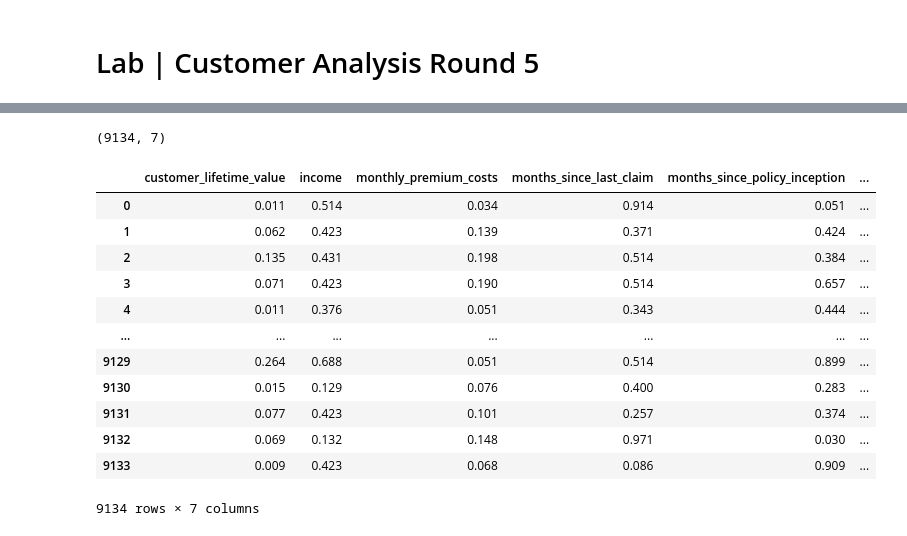
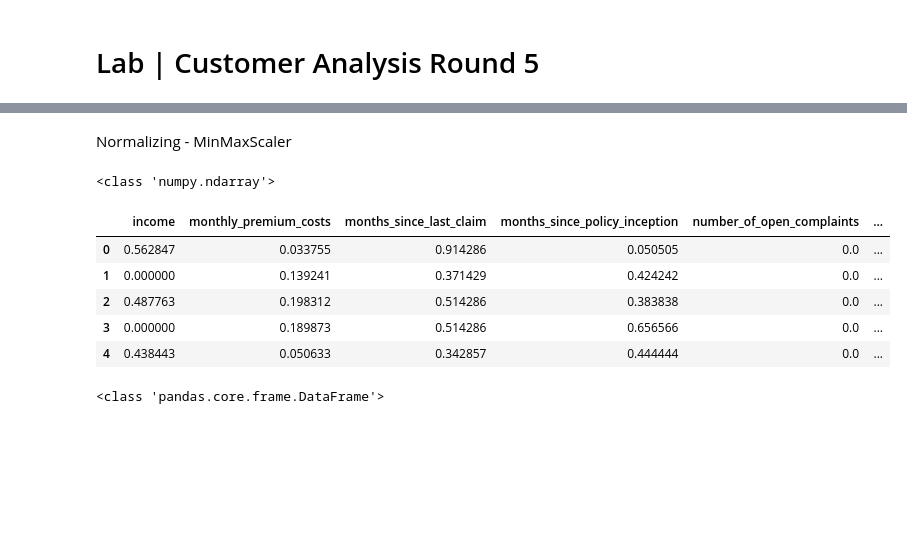
Before and after one commit to domenicsawatzki/IH_lab_03_customerAnalysisRound1-7, a Jupyter notebook: lab-customer-analysis.ipynb, the cells around one changed output, grey strips where cells are left out. Drawn from its saved outputs; the diff is of its cells as text; code cells hidden in the pictures; blank space fills up the shorter version.

Commit message:
Updated lab round 6

```diff
--- a/lab-customer-analysis.ipynb
+++ b/lab-customer-analysis.ipynb
@@ -46,6 +48,6 @@ display(df)
 | 9133 | Y167826 | California | 2611.836866 | No | Extended | College | 2/14/11 | ... |
 9134 rows × 24 columns
 # %%
-df["Income"] = df["Income"].replace(0, df[df["Income"] != 0]["Income"].median())
+# df["Income"] = df["Income"].replace(0, df[df["Income"] != 0]["Income"].median())
 
-display(df)
+# display(df)
@@ -171,0 +159,6 @@ y = numerical_data['total_claim_amount']
+# %%
+y = df['customer_lifetime_value']
+X = df.drop(['customer_lifetime_value'], axis=1)
+
+X_num = X.select_dtypes(include = np.number)
+X_cat = X.select_dtypes(include = object)
@@ -172,25 +190,21 @@ y = numerical_data['total_claim_amount']
+# %% [markdown]
+Normalizing - MinMaxScaler
 # %%
 from sklearn.preprocessing import MinMaxScaler # do not use the function Normalise() - it does something entirely different
 from sklearn.preprocessing import StandardScaler
 
-transformer = MinMaxScaler().fit(X)
-x_normalized = transformer.transform(X)
-print(x_normalized.shape)
-x_normalized = x_normalized.round(3)
-X_normalized = pd.DataFrame(x_normalized, columns=X.columns)
-X_normalized
+MinMaxtransformer = MinMaxScaler().fit(X_num)
+X_normalized = MinMaxtransformer.transform(X_num)
+print(type(X_normalized))
+X_normalized = pd.DataFrame(X_normalized,columns=X_num.columns)
+display(X_normalized.head())
+print(type(X_normalized))
 # %% [output]
-(9134, 7)
+<class 'numpy.ndarray'>
-|  | customer_lifetime_value | income | monthly_premium_costs | months_since_last_claim | months_since_policy_inception | ... |
-| 0 | 0.011 | 0.514 | 0.034 | 0.914 | 0.051 | ... |
-| 1 | 0.062 | 0.423 | 0.139 | 0.371 | 0.424 | ... |
-| 2 | 0.135 | 0.431 | 0.198 | 0.514 | 0.384 | ... |
-| 3 | 0.071 | 0.423 | 0.190 | 0.514 | 0.657 | ... |
-| 4 | 0.011 | 0.376 | 0.051 | 0.343 | 0.444 | ... |
-| ... | ... | ... | ... | ... | ... | ... |
-| 9129 | 0.264 | 0.688 | 0.051 | 0.514 | 0.899 | ... |
-| 9130 | 0.015 | 0.129 | 0.076 | 0.400 | 0.283 | ... |
-| 9131 | 0.077 | 0.423 | 0.101 | 0.257 | 0.374 | ... |
-| 9132 | 0.069 | 0.132 | 0.148 | 0.971 | 0.030 | ... |
-| 9133 | 0.009 | 0.423 | 0.068 | 0.086 | 0.909 | ... |
+|  | income | monthly_premium_costs | months_since_last_claim | months_since_policy_inception | number_of_open_complaints | ... |
+| 0 | 0.562847 | 0.033755 | 0.914286 | 0.050505 | 0.0 | ... |
+| 1 | 0.000000 | 0.139241 | 0.371429 | 0.424242 | 0.0 | ... |
+| 2 | 0.487763 | 0.198312 | 0.514286 | 0.383838 | 0.0 | ... |
+| 3 | 0.000000 | 0.189873 | 0.514286 | 0.656566 | 0.0 | ... |
+| 4 | 0.438443 | 0.050633 | 0.342857 | 0.444444 | 0.0 | ... |
-9134 rows × 7 columns
+<class 'pandas.core.frame.DataFrame'>
```
Also changed, not shown: parts of 19 cells of this notebook, 1 other file.
